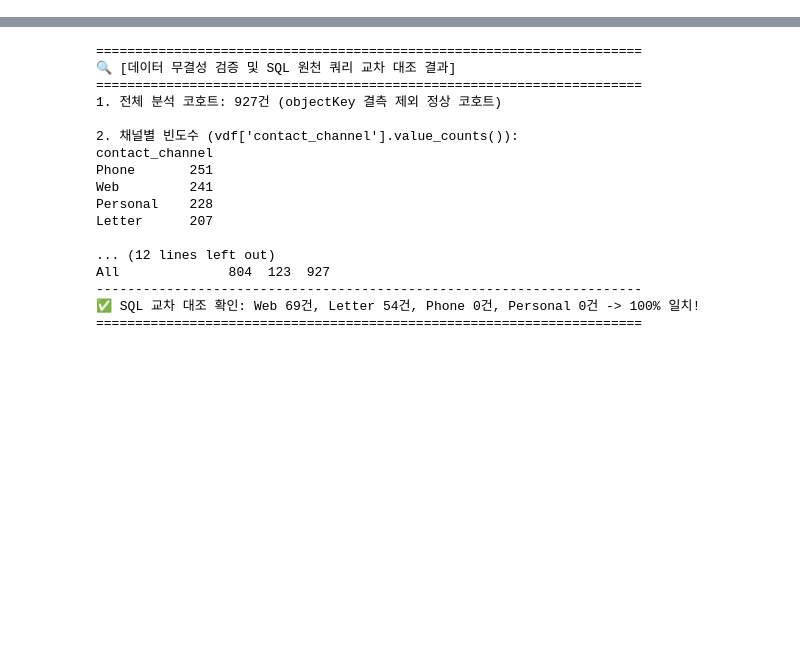
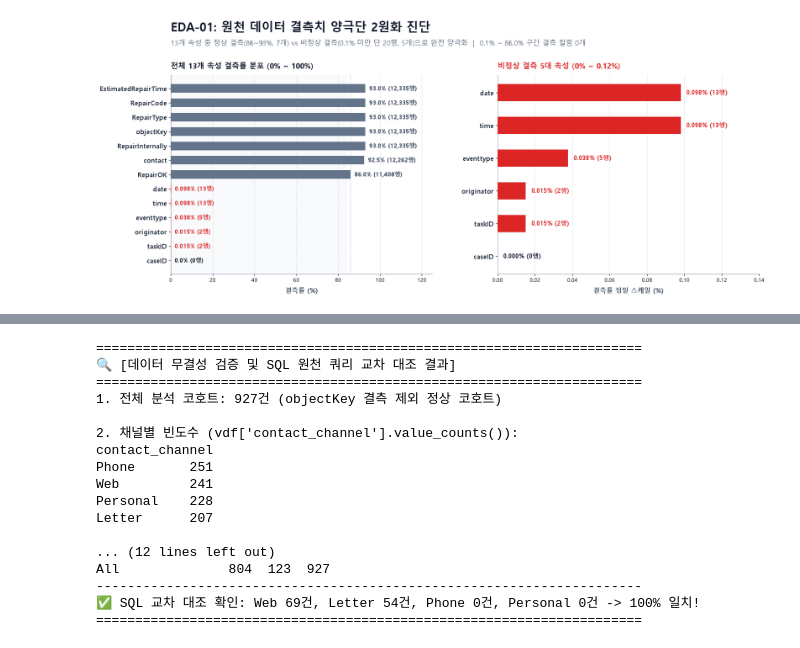
Before and after one commit to nus1245/puzzle_data, a Jupyter notebook: hypothesis_testing_and_visualization.ipynb, the cells around one changed output, grey strips where cells are left out. Saved outputs shown, nothing was run; the diff lists cells and outputs as text; code cells hidden in the pictures; blank space fills up the shorter version.

```diff
--- a/hypothesis_testing_and_visualization.ipynb
+++ b/hypothesis_testing_and_visualization.ipynb
@@ -7,0 +92,71 @@
+# %%
+# 시각화 데이터 준비
+summary_df = pd.DataFrame({
+    'col': df.columns,
+    'count': null_counts.values,
+    'pct': null_pct.values
+}).sort_values(by='pct', ascending=True).reset_index(drop=True)
+
+# Modern Tech Light 테마 2-Panel 결측률 차트 (명시적 카드 배경 #FFFFFF 채움)
+fig, (ax_left, ax_right) = plt.subplots(1, 2, figsize=(16, 7.2), dpi=300, gridspec_kw={'width_ratios': [1.15, 1.0]})
+fig.patch.set_facecolor('#FFFFFF')
+ax_left.set_facecolor('#FFFFFF')
+ax_right.set_facecolor('#FFFFFF')
+
+# [Left Plot] 거시 프로파일 (0% ~ 100%) - 정상 결측(#CBD5E1) vs 비정상 결측(#E11D48) vs 결측 없음(#64748B)
+colors_left = ['#CBD5E1' if p >= 80 else ('#E11D48' if p > 0 else '#64748B') for p in summary_df['pct']]
+y_pos = np.arange(len(summary_df))
+bars_left = ax_left.barh(y_pos, summary_df['pct'], color=colors_left, height=0.62, edgecolor='none', zorder=3)
+
+ax_left.set_yticks(y_pos)
+ax_left.set_yticklabels(summary_df['col'], fontsize=10.5, fontweight='bold', color='#1E293B')
+ax_left.set_xlim(0, 115)
+ax_left.set_xlabel('결측률 (%)', fontsize=10, fontweight='bold', color='#64748B', labelpad=8)
+ax_left.grid(axis='x', linestyle=':', alpha=0.6, color='#CBD5E1', zorder=1)
+ax_left.spines['top'].set_visible(False)
+ax_left.spines['right'].set_visible(False)
+ax_left.spines['left'].set_color('#CBD5E1')
+ax_left.spines['bottom'].set_color('#CBD5E1')
+ax_left.tick_params(colors='#64748B', labelsize=10)
+
+# 수치 라벨 중앙 정렬: 정상 결측 막대 내부 수치 #0F172A (어두운 색상 대비 확보)
+for bar, count, pct in zip(bars_left, summary_df['count'], summary_df['pct']):
+    w = bar.get_width()
+    y = bar.get_y() + bar.get_height() / 2.0
+    if pct >= 80:
+        ax_left.text(w / 2.0, y, f'{pct:.1f}% ({count:,}행)', va='center', ha='center', fontsize=10, fontweight='bold', color='#0F172A', zorder=4)
+    elif pct > 0:
+        ax_left.text(w + 1.5, y, f'{pct:.3f}% ({count}행)', va='center', ha='left', fontsize=9.5, fontweight='bold', color='#E11D48', zorder=4)
+    else:
+        ax_left.text(w + 1.5, y, '0.0% (0행)', va='center', ha='left', fontsize=9.5, fontweight='bold', color='#0F172A', zorder=4)
+
+# [Right Plot] 비정상 결측 5대 속성 미시 정밀 감식 (0% ~ 0.12%)
+abnormal_df = summary_df[summary_df['pct'] < 1.0].copy().reset_index(drop=True)
+y_zoom = np.arange(len(abnormal_df))
+zoom_colors = ['#64748B' if p == 0 else '#E11D48' for p in abnormal_df['pct']]
+
+bars_right = ax_right.barh(y_zoom, abnormal_df['pct'], color=zoom_colors, height=0.55, edgecolor='none', zorder=3)
+ax_right.set_yticks(y_zoom)
+ax_right.set_yticklabels(abnormal_df['col'], fontsize=11, fontweight='bold', color='#1E293B')
+ax_right.set_xlim(0, 0.14)
+ax_right.set_xlabel('결측률 정밀 스케일 (%)', fontsize=10, fontweight='bold', color='#64748B', labelpad=8)
+ax_right.grid(axis='x', linestyle=':', alpha=0.6, color='#CBD5E1', zorder=1)
+ax_right.spines['top'].set_visible(False)
+ax_right.spines['right'].set_visible(False)
+ax_right.spines['left'].set_color('#CBD5E1')
+ax_right.spines['bottom'].set_color('#CBD5E1')
+ax_right.tick_params(colors='#64748B', labelsize=10)
+
+for bar, count, pct in zip(bars_right, abnormal_df['count'], abnormal_df['pct']):
+    w = bar.get_width()
+    y = bar.get_y() + bar.get_height() / 2.0
+    if pct > 0:
+        ax_right.text(w + 0.003, y, f'{pct:.3f}% ({count}행)', va='center', ha='left', fontsize=10.5, fontweight='bold', color='#E11D48', zorder=4)
+    else:
+        ax_right.text(w + 0.003, y, '0.000% (0행)', va='center', ha='left', fontsize=10.5, fontweight='bold', color='#0F172A', zorder=4)
+
+plt.tight_layout()
+plt.savefig('outputs/figures/EDA-01.png', facecolor=fig.get_facecolor(), edgecolor='none', transparent=False, dpi=300, bbox_inches='tight')
+plt.show()
+# %% [output]
+[figure, added]
```
Also changed, not shown: parts of 11 cells of this notebook, 15 other files.
